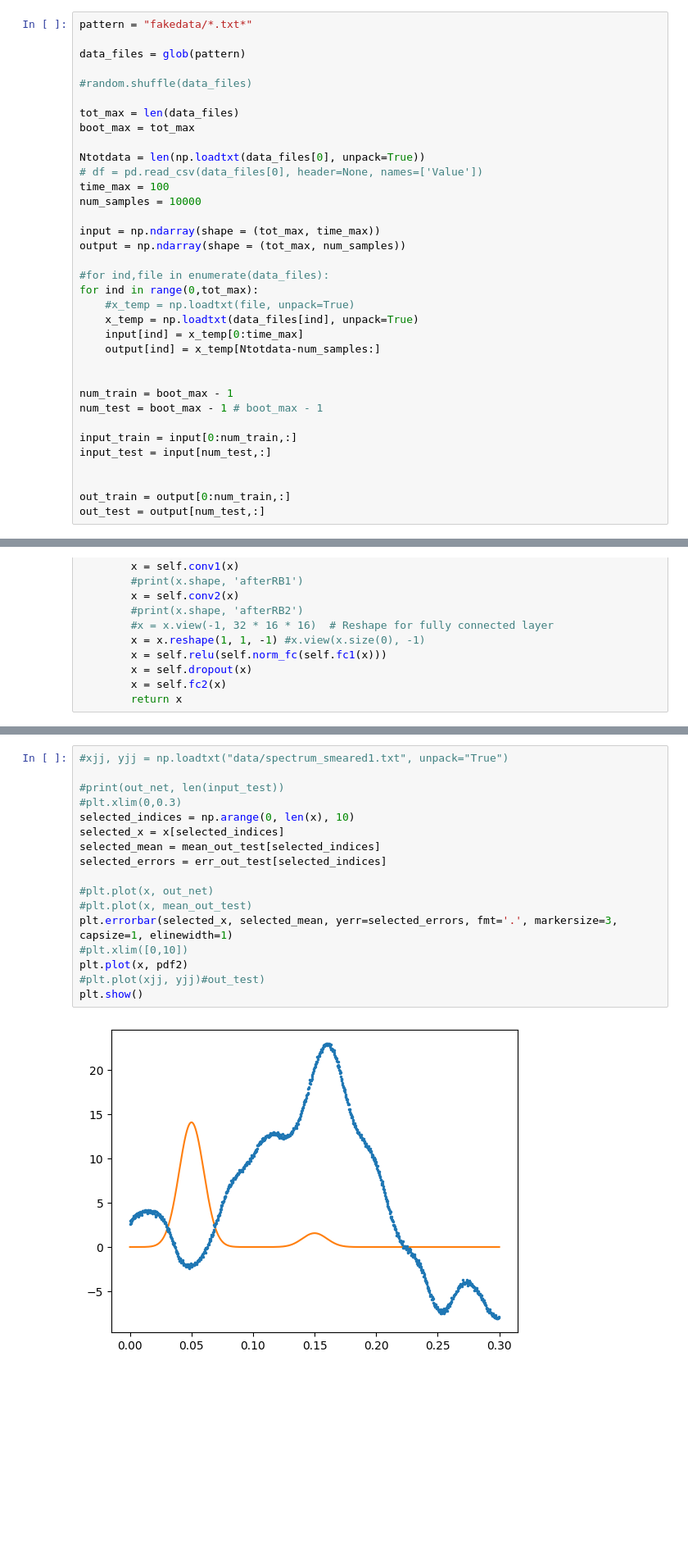
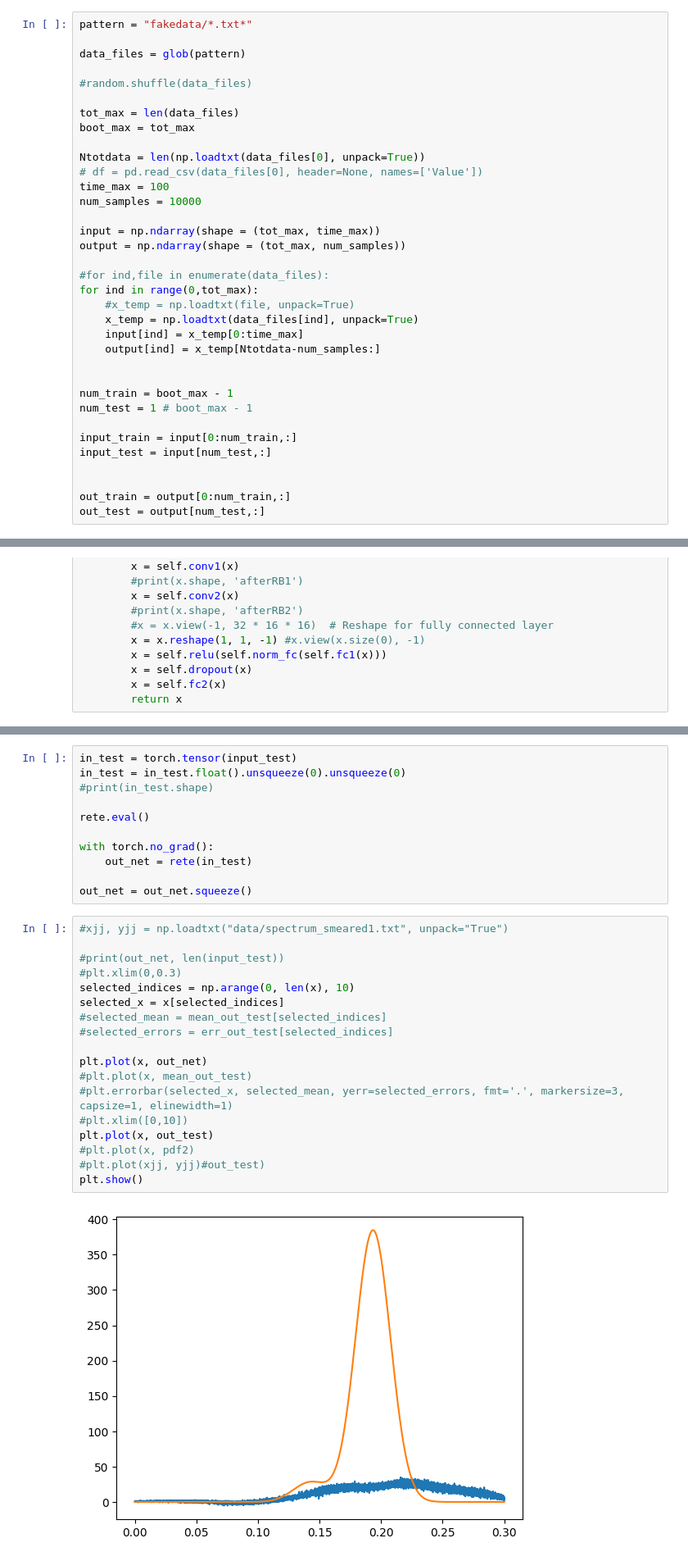
Before and after one commit to Manuel1711/Neural-Networks, a Jupyter notebook: harm_osc/cnn_harm.ipynb, the cells around one changed output, grey strips where cells are left out. Shown at 82% size. Cells and saved outputs as stored; diff of their text form; blank space fills up the shorter version.

```diff
--- a/harm_osc/cnn_harm.ipynb
+++ b/harm_osc/cnn_harm.ipynb
@@ -37,7 +37,7 @@ for ind in range(0,tot_max):
 
 
 num_train = boot_max - 1
-num_test = boot_max - 1 # boot_max - 1
+num_test = 1 # boot_max - 1
 
 input_train = input[0:num_train,:]
 input_test = input[num_test,:]
@@ -244,23 +304,35 @@ tensor([0.0017, 0.0017, 0.0017,  ..., 0.0028, 0.0028, 0.0028],
        dtype=torch.float64)
+# %%
+in_test = torch.tensor(input_test)
+in_test = in_test.float().unsqueeze(0).unsqueeze(0)
+#print(in_test.shape)
+
+rete.eval()
+
+with torch.no_grad():
+    out_net = rete(in_test)
+
+out_net = out_net.squeeze()
 # %%
 #xjj, yjj = np.loadtxt("data/spectrum_smeared1.txt", unpack="True")
 
 #print(out_net, len(input_test))
 #plt.xlim(0,0.3)
 selected_indices = np.arange(0, len(x), 10)
 selected_x = x[selected_indices]
-selected_mean = mean_out_test[selected_indices]
-selected_errors = err_out_test[selected_indices]
+#selected_mean = mean_out_test[selected_indices]
+#selected_errors = err_out_test[selected_indices]
 
-#plt.plot(x, out_net)
+plt.plot(x, out_net)
 #plt.plot(x, mean_out_test)
-plt.errorbar(selected_x, selected_mean, yerr=selected_errors, fmt='.', markersize=3, capsize=1, elinewidth=1)
+#plt.errorbar(selected_x, selected_mean, yerr=selected_errors, fmt='.', markersize=3, capsize=1, elinewidth=1)
 #plt.xlim([0,10])
-plt.plot(x, pdf2)
+plt.plot(x, out_test)
+#plt.plot(x, pdf2)
 #plt.plot(xjj, yjj)#out_test)
 plt.show()
 # %% [output]
-[figure, old version]
+[figure, new version]
 # %%
 # Load CIFAR-10 dataset
 #transform = transforms.Compose([transforms.ToTensor(), transforms.Normalize((0.5, 0.5, 0.5), (0.5, 0.5, 0.5))])
```
Also changed, not shown: parts of 7 cells of this notebook.
